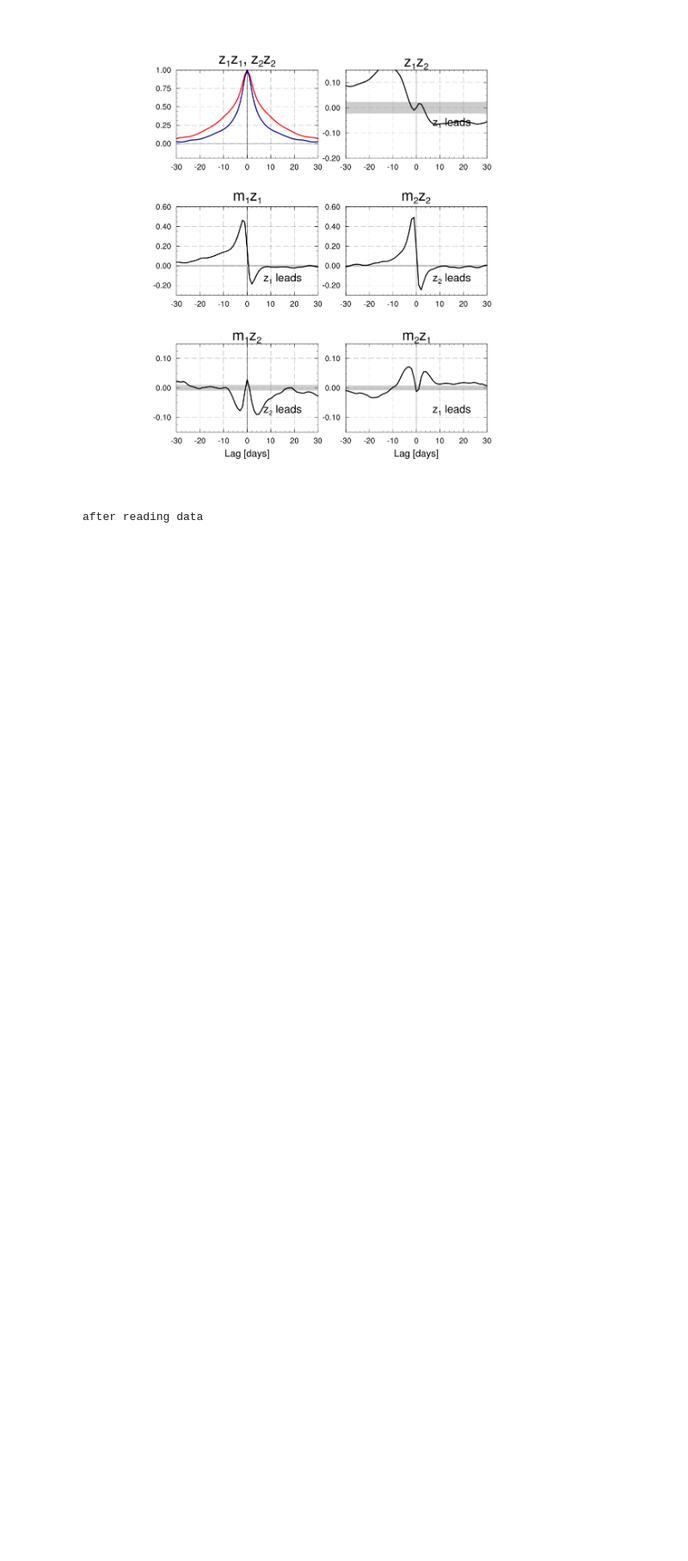
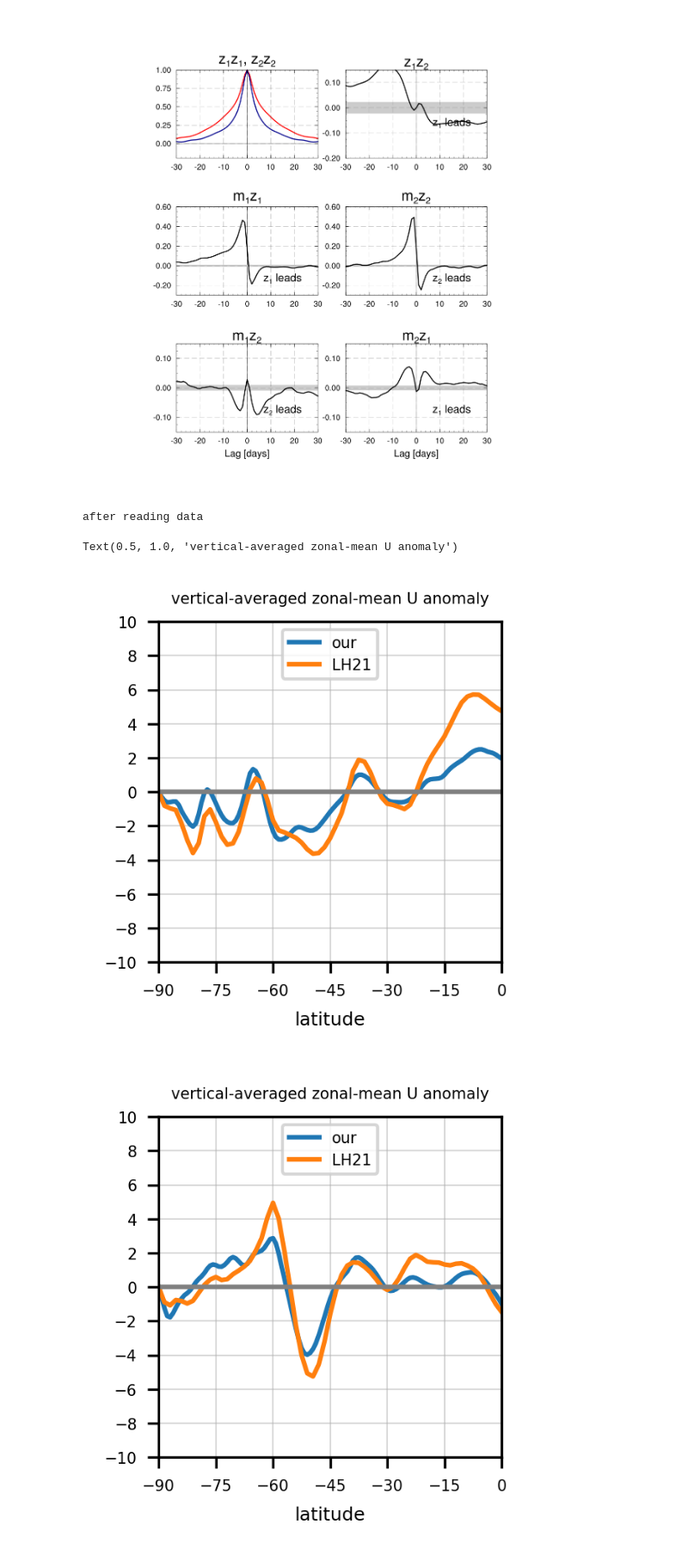
Before and after one commit to HuangJin-De/am_NH, a Jupyter notebook: discussion/20231206.ipynb, the cells around one changed output. Shown at 86% size. Drawn from its saved outputs; the diff is of its cells as text; code cells hidden in the pictures; blank space fills up the shorter version.

```diff
--- a/discussion/20231206.ipynb
+++ b/discussion/20231206.ipynb
@@ -63,6 +65,7 @@ filen=path+'/test_sh/emc.nc'
 femc=nc.Dataset(filen,'r')
 
 u=fu.variables['u'][:,:,0]
+lat=fu.variables['lat'][:]
 emc=femc.variables['emc'][:,:,0]
 
 filen=path+'/test_sh/u.col.anom.erainterim.nc'
@@ -71,7 +74,9 @@ filen=path+'/test_sh/duepy.col.anom.erainterim.nc'
 femc=nc.Dataset(filen,'r')
 
 u_lh=fu.variables['u'][:,:,0]
+lat_u_lh=fu.variables['lat'][:]
 emc_lh=femc.variables['duepy'][:,:,0]
+lat_emc_lh=femc.variables['latitude'][:]
 
 print("after reading data")
 # %% [output]
@@ -92,0 +84,60 @@ ax.set_title('Cross-spectrum',fontsize=5)
+# %%
+n=1
+fig,ax=plt.subplots(figsize=(2,2),dpi=300)
+ax.plot(lat,u[n,:],lat_u_lh,u_lh[n,:],lat,lat*0.,'gray')
+ax.tick_params(labelsize=5)
+plt.legend(["our","LH21"],fontsize=5,loc=9)
+ax.set_xlim([-90,0])
+ax.set_xticks(np.arange(-90,0.1,15.))
+ax.set_ylim([-10,10])
+ax.set_yticks(np.arange(-10.,10.1,2.))
+ax.grid(lw=0.5,alpha=0.5)
+ax.set_xlabel('latitude',fontsize=6)
+ax.set_ylabel('',fontsize=6)
+ax.set_title('vertical-averaged zonal-mean U anomaly',fontsize=5)
+
+n=366
+fig,ax=plt.subplots(figsize=(2,2),dpi=300)
+ax.plot(lat,u[n,:],lat_u_lh,u_lh[n,:],lat,lat*0.,'gray')
+ax.tick_params(labelsize=5)
+plt.legend(["our","LH21"],fontsize=5,loc=9)
+ax.set_xlim([-90,0])
+ax.set_xticks(np.arange(-90,0.1,15.))
+ax.set_ylim([-10,10])
+ax.set_yticks(np.arange(-10.,10.1,2.))
+ax.grid(lw=0.5,alpha=0.5)
+ax.set_xlabel('latitude',fontsize=6)
+ax.set_ylabel('',fontsize=6)
+ax.set_title('vertical-averaged zonal-mean U anomaly',fontsize=5)
+
+n=731
+fig,ax=plt.subplots(figsize=(2,2),dpi=300)
+ax.plot(lat,u[n,:],lat_u_lh,u_lh[n,:],lat,lat*0.,'gray')
+ax.tick_params(labelsize=5)
+plt.legend(["our","LH21"],fontsize=5,loc=9)
+ax.set_xlim([-90,0])
+ax.set_xticks(np.arange(-90,0.1,15.))
+ax.set_ylim([-10,10])
+ax.set_yticks(np.arange(-10.,10.1,2.))
+ax.grid(lw=0.5,alpha=0.5)
+ax.set_xlabel('latitude',fontsize=6)
+ax.set_ylabel('',fontsize=6)
+ax.set_title('vertical-averaged zonal-mean U anomaly',fontsize=5)
+
+n=1096
+fig,ax=plt.subplots(figsize=(2,2),dpi=300)
+ax.plot(lat,u[n,:],lat_u_lh,u_lh[n,:],lat,lat*0.,'gray')
+ax.tick_params(labelsize=5)
+plt.legend(["our","LH21"],fontsize=5,loc=9)
+ax.set_xlim([-90,0])
+ax.set_xticks(np.arange(-90,0.1,15.))
+ax.set_ylim([-10,10])
+ax.set_yticks(np.arange(-10.,10.1,2.))
+ax.grid(lw=0.5,alpha=0.5)
+ax.set_xlabel('latitude',fontsize=6)
+ax.set_ylabel('',fontsize=6)
+ax.set_title('vertical-averaged zonal-mean U anomaly',fontsize=5)
+# %% [output]
+Text(0.5, 1.0, 'vertical-averaged zonal-mean U anomaly')
+[figure, added]
+[figure, added]
```
Also changed, not shown: parts of 4 cells of this notebook.
